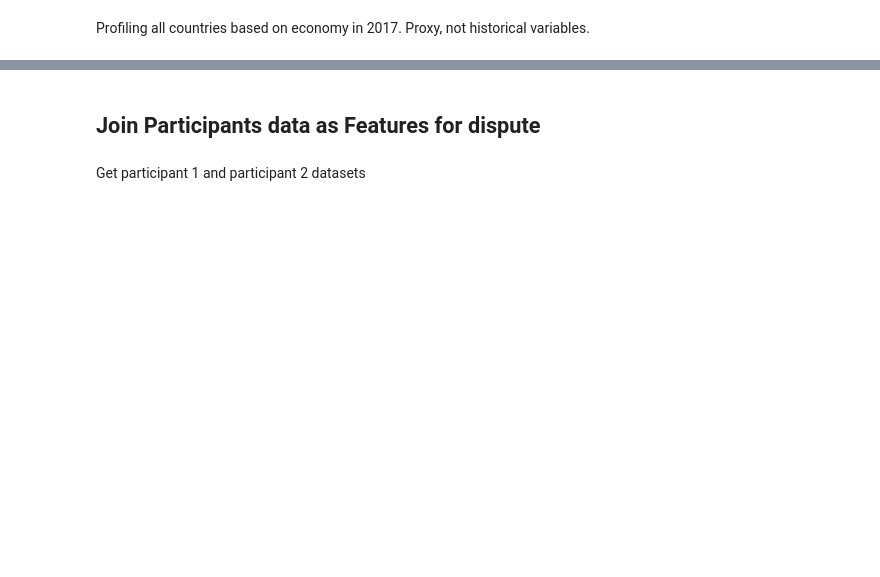
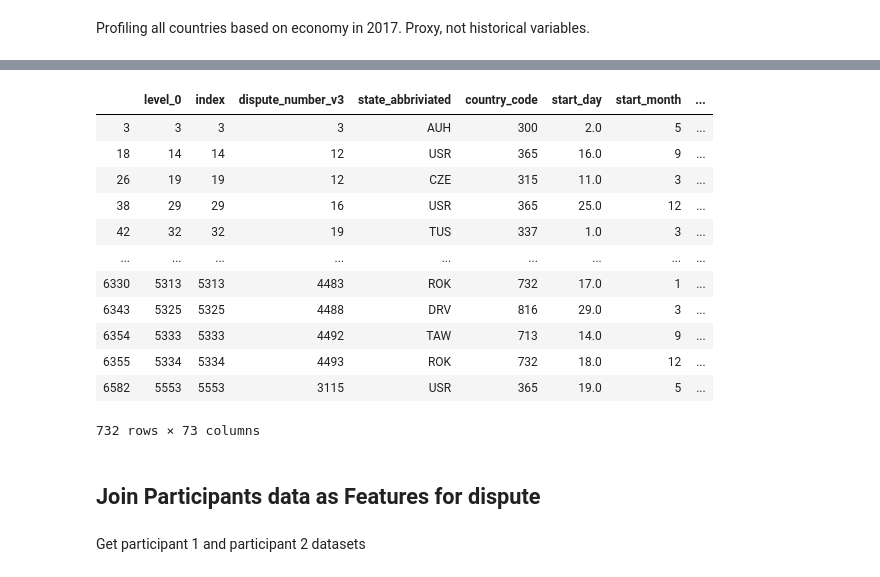
Before and after one commit to elena-du/Military-Interstate-Dispute-Analysis, a Jupyter notebook: II-Feature_Engineering_Participants_Economy.ipynb, the cells around one changed output, grey strips where cells are left out. Cells and saved outputs as stored; diff of their text form; code cells hidden in the pictures; blank space fills up the shorter version.

```diff
--- a/II-Feature_Engineering_Participants_Economy.ipynb
+++ b/II-Feature_Engineering_Participants_Economy.ipynb
@@ -147,3 +231,3 @@ countries_map = countries_map[['English short name lower case','Alpha-3 code' ]]
 # %%
-e_2017 = pd.merge(e_2017, countries_map, how='left', left_on=['country'], right_on=['English short name lower case'])
+#e_2017 = pd.merge(e_2017, countries_map, how='left', left_on=['country'], right_on=['English short name lower case'])
 # %%
@@ -244,3 +339,19 @@ newdf.to_csv('MID4/MIDB_participants_economy.csv')
+# %%
+newdf[newdf['net_official_develop_assist_recieved_GNI_perc'].isnull()]
+# %% [output]
+|  | level_0 | index | dispute_number_v3 | state_abbriviated | country_code | start_day | start_month | ... |
+| 3 | 3 | 3 | 3 | AUH | 300 | 2.0 | 5 | ... |
+| 18 | 14 | 14 | 12 | USR | 365 | 16.0 | 9 | ... |
+| 26 | 19 | 19 | 12 | CZE | 315 | 11.0 | 3 | ... |
+| 38 | 29 | 29 | 16 | USR | 365 | 25.0 | 12 | ... |
+| 42 | 32 | 32 | 19 | TUS | 337 | 1.0 | 3 | ... |
+| ... | ... | ... | ... | ... | ... | ... | ... | ... |
+| 6330 | 5313 | 5313 | 4483 | ROK | 732 | 17.0 | 1 | ... |
+| 6343 | 5325 | 5325 | 4488 | DRV | 816 | 29.0 | 3 | ... |
+| 6354 | 5333 | 5333 | 4492 | TAW | 713 | 14.0 | 9 | ... |
+| 6355 | 5334 | 5334 | 4493 | ROK | 732 | 18.0 | 12 | ... |
+| 6582 | 5553 | 5553 | 3115 | USR | 365 | 19.0 | 5 | ... |
+732 rows × 73 columns
 # %% [markdown]
 ## Join Participants data as Features for dispute
 # %% [markdown]
```
Also changed, not shown: parts of 98 cells of this notebook, 11 other files.
